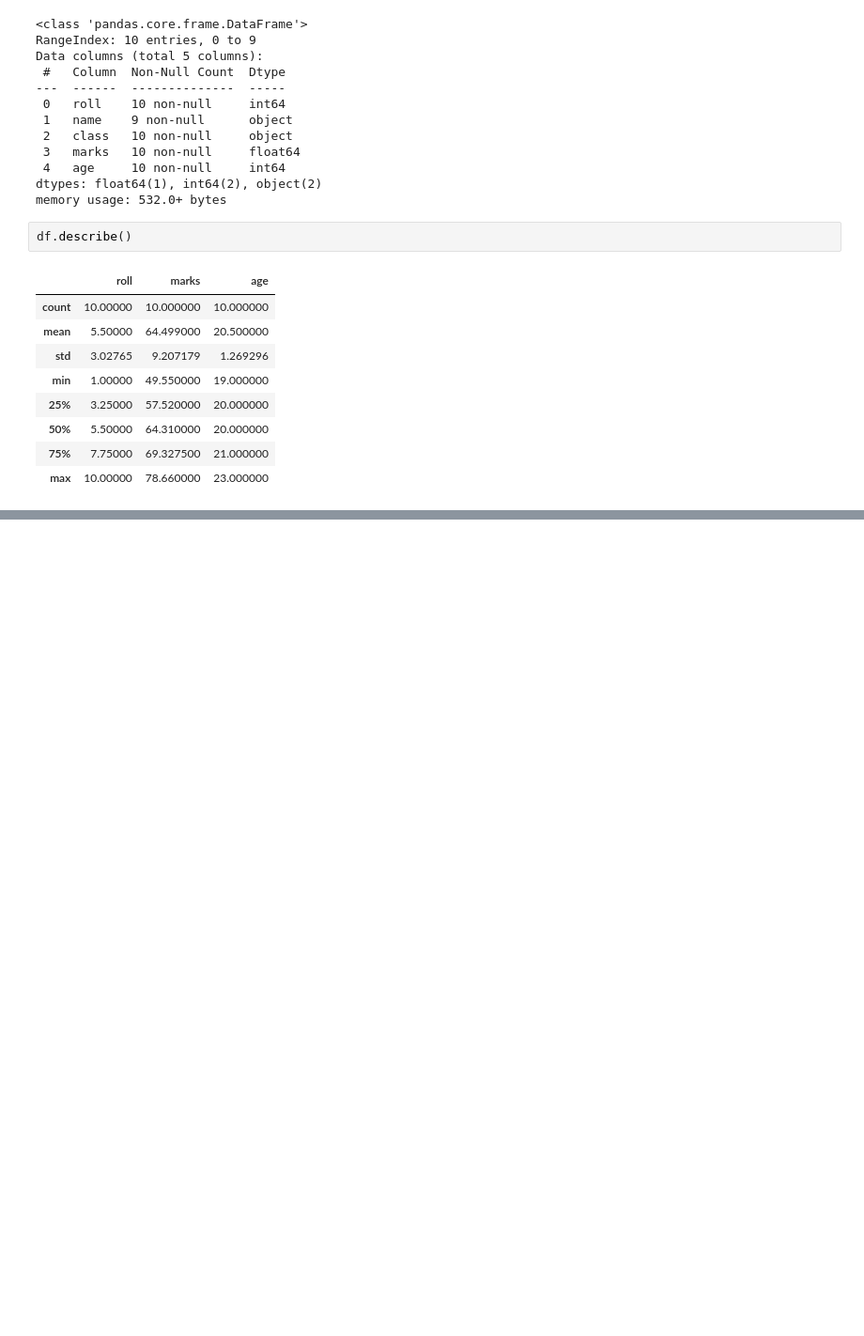
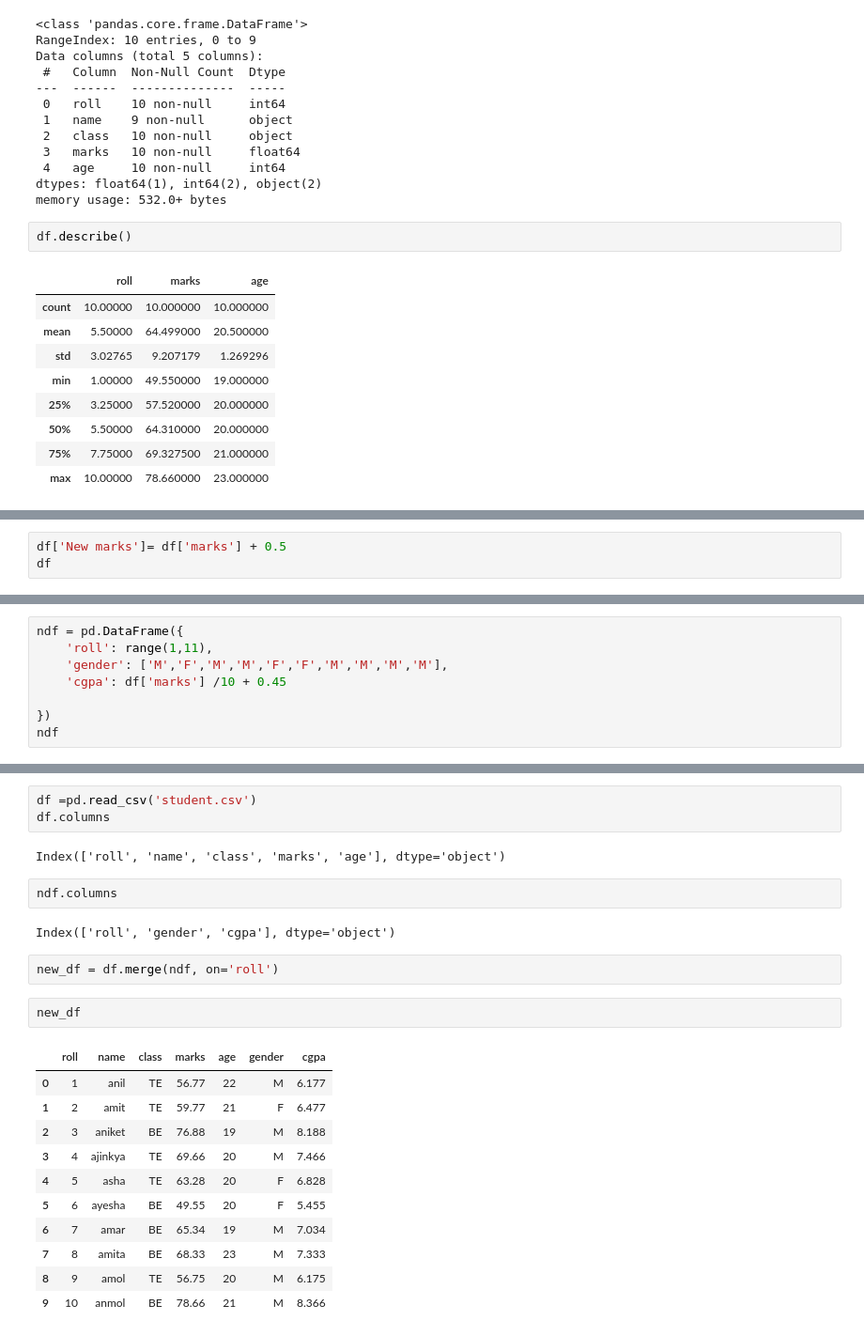
Before and after one commit to agnelor/Data-Science, a Jupyter notebook: 08 Data Analysis.ipynb, the cells around one changed output, grey strips where cells are left out. Shown: that part at 94% size. Saved outputs shown, nothing was run; the diff lists cells and outputs as text; blank space fills up the shorter version.

```diff
--- a/08 Data Analysis.ipynb
+++ b/08 Data Analysis.ipynb
@@ -508,0 +555,3 @@ df.describe()
+# %%
+df['New marks']= df['marks'] + 0.5
+df
@@ -508,0 +570,8 @@ df.describe()
+# %%
+ndf = pd.DataFrame({
+    'roll': range(1,11),
+    'gender': ['M','F','M','M','F','F','M','M','M','M'],
+    'cgpa': df['marks'] /10 + 0.45
+
+})
+ndf
@@ -508,0 +590,25 @@ df.describe()
+# %%
+df =pd.read_csv('student.csv')
+df.columns
+# %% [output]
+Index(['roll', 'name', 'class', 'marks', 'age'], dtype='object')
+# %%
+ndf.columns
+# %% [output]
+Index(['roll', 'gender', 'cgpa'], dtype='object')
+# %%
+new_df = df.merge(ndf, on='roll')
+# %%
+new_df
+# %% [output]
+|  | roll | name | class | marks | age | gender | cgpa |
+| 0 | 1 | anil | TE | 56.77 | 22 | M | 6.177 |
+| 1 | 2 | amit | TE | 59.77 | 21 | F | 6.477 |
+| 2 | 3 | aniket | BE | 76.88 | 19 | M | 8.188 |
+| 3 | 4 | ajinkya | TE | 69.66 | 20 | M | 7.466 |
+| 4 | 5 | asha | TE | 63.28 | 20 | F | 6.828 |
+| 5 | 6 | ayesha | BE | 49.55 | 20 | F | 5.455 |
+| 6 | 7 | amar | BE | 65.34 | 19 | M | 7.034 |
+| 7 | 8 | amita | BE | 68.33 | 23 | M | 7.333 |
+| 8 | 9 | amol | TE | 56.75 | 20 | M | 6.175 |
+| 9 | 10 | anmol | BE | 78.66 | 21 | M | 8.366 |
```
Also changed, not shown: parts of 32 cells of this notebook.
